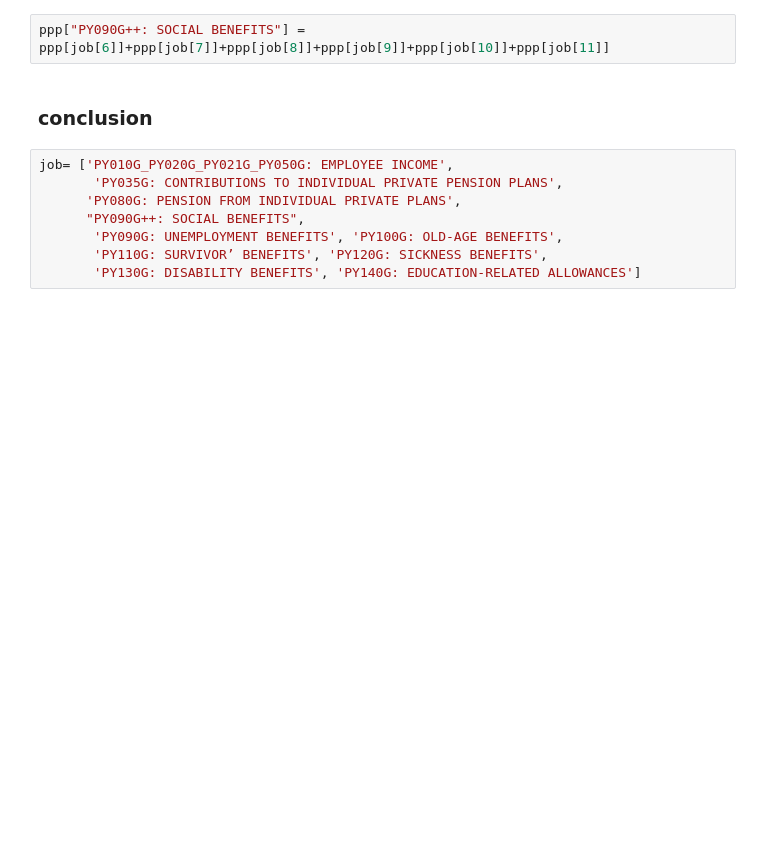
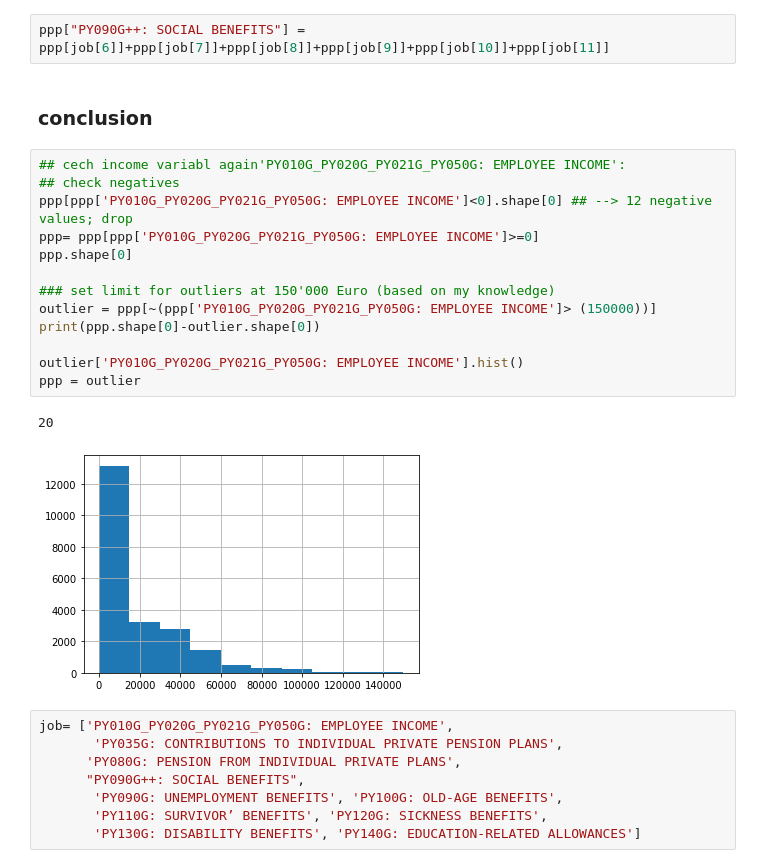
Before and after one commit to ta-data-lis/final-project, a Jupyter notebook: your-project/1_Data Selection and Cleaning.ipynb, the cells around one changed output. Cells and saved outputs as stored; diff of their text form; blank space fills up the shorter version.

```diff
--- a/your-project/1_Data Selection and Cleaning.ipynb
+++ b/your-project/1_Data Selection and Cleaning.ipynb
@@ -1573,6 +1573,22 @@ PY140G: EDUCATION-RELATED ALLOWANCES 1
 ppp["PY090G++: SOCIAL BENEFITS"] = ppp[job[6]]+ppp[job[7]]+ppp[job[8]]+ppp[job[9]]+ppp[job[10]]+ppp[job[11]]
 # %% [markdown]
 ### conclusion
+# %%
+## cech income variabl again'PY010G_PY020G_PY021G_PY050G: EMPLOYEE INCOME':
+## check negatives
+ppp[ppp['PY010G_PY020G_PY021G_PY050G: EMPLOYEE INCOME']<0].shape[0] ## --> 12 negative values; drop
+ppp= ppp[ppp['PY010G_PY020G_PY021G_PY050G: EMPLOYEE INCOME']>=0]
+ppp.shape[0]
+
+### set limit for outliers at 150'000 Euro (based on my knowledge)
+outlier = ppp[~(ppp['PY010G_PY020G_PY021G_PY050G: EMPLOYEE INCOME']> (150000))]
+print(ppp.shape[0]-outlier.shape[0])
+
+outlier['PY010G_PY020G_PY021G_PY050G: EMPLOYEE INCOME'].hist()
+ppp = outlier
+# %% [output]
+20
+[figure, added]
 # %%
 job= ['PY010G_PY020G_PY021G_PY050G: EMPLOYEE INCOME',
        'PY035G: CONTRIBUTIONS TO INDIVIDUAL PRIVATE PENSION PLANS',
```
Also changed, not shown: parts of 13 cells of this notebook, 7 other files.
